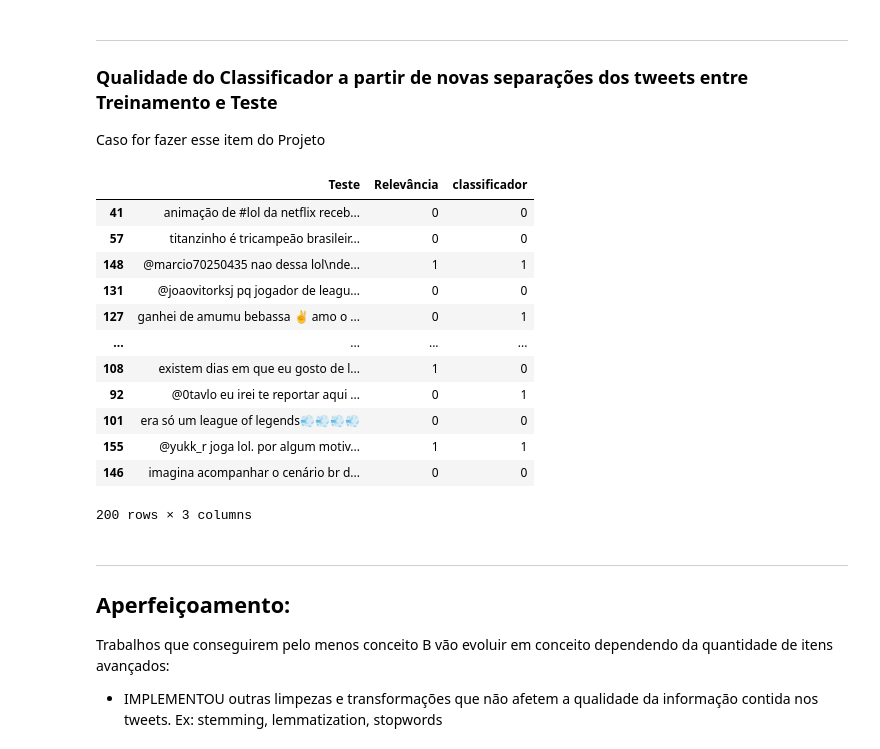
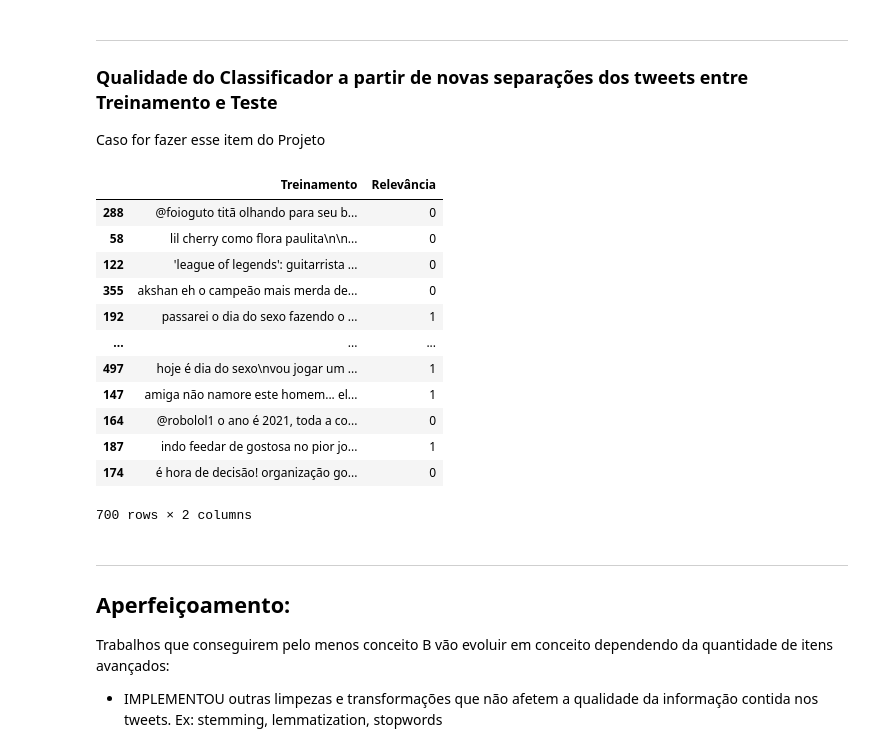
Before and after one commit to AndreBBM/Projeto-1-CDados, a Jupyter notebook: Projeto1_Funções_dos_classificadores.ipynb, the cells around one changed output. Drawn from its saved outputs; the diff is of its cells as text; code cells hidden in the pictures.

Commit message:
combine

```diff
--- a/Projeto1_Funções_dos_classificadores.ipynb
+++ b/Projeto1_Funções_dos_classificadores.ipynb
@@ -45,0 +48,9 @@ test.head(5)
+# %%
+test_2 = test.rename(columns={'Teste': 'Treinamento'})
+
+
+data_frames = [train, test_2]
+
+combined = pd.concat(data_frames)
+combined
+#test_2
@@ -505,22 +531,24 @@ ___
 
 Caso for fazer esse item do Projeto
 # %%
+#Teste
+
 #Dispõe as linhas em ordem aleatória
-test_classf.sample(frac=1)
+combined.sample(frac=1)
 # %% [output]
-|  | Teste | Relevância | classificador |
-| 41 | animação de #lol da netflix receb... | 0 | 0 |
-| 57 | titanzinho é tricampeão brasileir... | 0 | 0 |
-| 148 | @marcio70250435 nao dessa lol\nde... | 1 | 1 |
-| 131 | @joaovitorksj pq jogador de leagu... | 0 | 0 |
-| 127 | ganhei de amumu bebassa ✌️ amo o ... | 0 | 1 |
-| ... | ... | ... | ... |
-| 108 | existem dias em que eu gosto de l... | 1 | 0 |
-| 92 | @0tavlo eu irei te reportar aqui ... | 0 | 1 |
-| 101 | era só um league of legends💨💨💨💨 | 0 | 0 |
-| 155 | @yukk_r joga lol. por algum motiv... | 1 | 1 |
-| 146 | imagina acompanhar o cenário br d... | 0 | 0 |
+|  | Treinamento | Relevância |
+| 288 | @foioguto titã olhando para seu b... | 0 |
+| 58 | lil cherry como flora paulita\n\n... | 0 |
+| 122 | 'league of legends': guitarrista ... | 0 |
+| 355 | akshan eh o campeão mais merda de... | 0 |
+| 192 | passarei o dia do sexo fazendo o ... | 1 |
+| ... | ... | ... |
+| 497 | hoje é dia do sexo\nvou jogar um ... | 1 |
+| 147 | amiga não namore este homem... el... | 1 |
+| 164 | @robolol1 o ano é 2021, toda a co... | 0 |
+| 187 | indo feedar de gostosa no pior jo... | 1 |
+| 174 | é hora de decisão! organização go... | 0 |
-200 rows × 3 columns
+700 rows × 2 columns
 # %% [markdown]
 ___
 ## Aperfeiçoamento:
```
Also changed, not shown: parts of 6 cells of this notebook.
